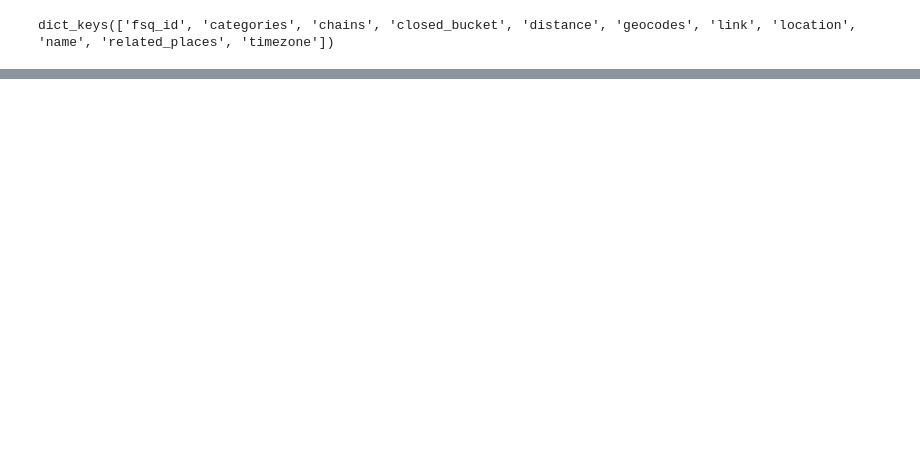
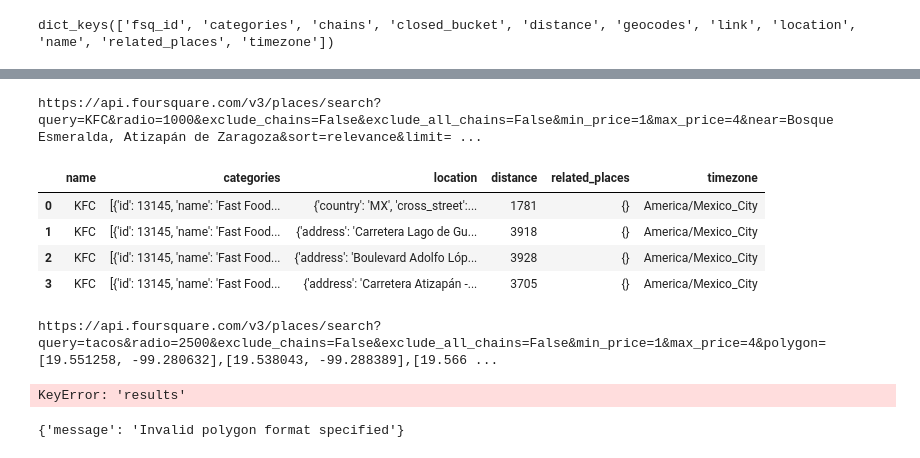
Before and after one commit to dhdzmota/TheRealEstateProject, a Jupyter notebook: notebooks/foursquare_test.ipynb, the cells around one changed output, grey strips where cells are left out. Drawn from its saved outputs; the diff is of its cells as text; code cells hidden in the pictures; blank space fills up the shorter version.

```diff
--- a/notebooks/foursquare_test.ipynb
+++ b/notebooks/foursquare_test.ipynb
@@ -70,0 +118,36 @@ pd.DataFrame({
+# %%
+data = foursquare_search_places(query='KFC',
+                                radio=1000,
+                                near='Bosque Esmeralda, Atizapán de Zaragoza',
+                                limit=15
+                                )
+
+json_to_df(data)
+# %% [output]
+https://api.foursquare.com/v3/places/search?query=KFC&radio=1000&exclude_chains=False&exclude_all_chains=False&min_price=1&max_price=4&near=Bosque Esmeralda, Atizapán de Zaragoza&sort=relevance&limit= ...
+|  | name | categories | location | distance | related_places | timezone |
+| 0 | KFC | [{'id': 13145, 'name': 'Fast Food... | {'country': 'MX', 'cross_street':... | 1781 | {} | America/Mexico_City |
+| 1 | KFC | [{'id': 13145, 'name': 'Fast Food... | {'address': 'Carretera Lago de Gu... | 3918 | {} | America/Mexico_City |
+| 2 | KFC | [{'id': 13145, 'name': 'Fast Food... | {'address': 'Boulevard Adolfo Lóp... | 3928 | {} | America/Mexico_City |
+| 3 | KFC | [{'id': 13145, 'name': 'Fast Food... | {'address': 'Carretera Atizapán -... | 3705 | {} | America/Mexico_City |
+# %%
+# COULDN'T FIGURE OUT HOW TO PASS THE POLYGON PARAM
+
+c1 = "19.551258, -99.280632"
+c2 = "19.538043, -99.288389"
+c3 = "19.566796, -99.337080"
+c4 = "19.586036, -99.311053"
+
+data = foursquare_search_places(query='tacos',
+                                polygon=f"{c1},{c2},{c3},{c4},{c1}",
+                                limit=50
+                                )
+
+json_to_df(data)
+# %% [output]
+https://api.foursquare.com/v3/places/search?query=tacos&radio=2500&exclude_chains=False&exclude_all_chains=False&min_price=1&max_price=4&polygon=[19.551258, -99.280632],[19.538043, -99.288389],[19.566 ...
+KeyError: 'results'
+# %%
+data
+# %% [output]
+{'message': 'Invalid polygon format specified'}
```
Also changed, not shown: parts of 7 cells of this notebook, 1 other file.
